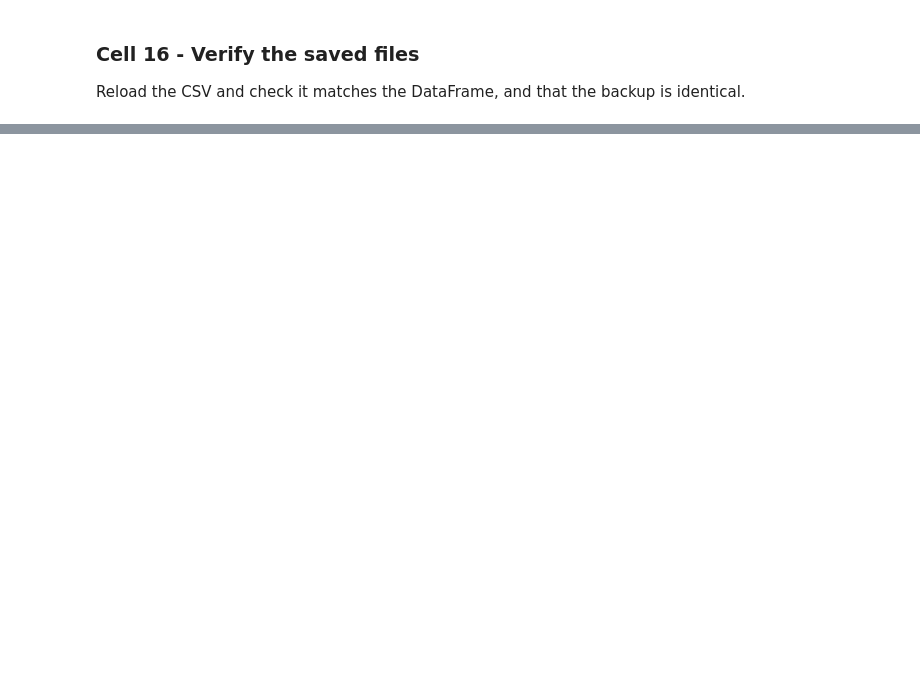
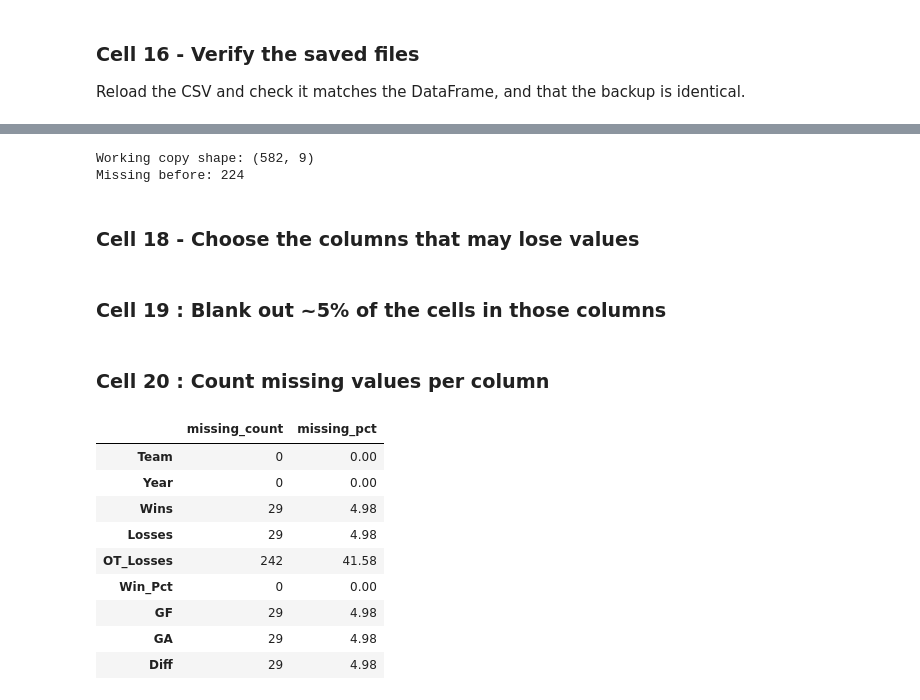
Before and after one commit to nadayali710-spec/Programming-For-AI-Project, a Jupyter notebook: Hockey_Project.ipynb, the cells around one changed output, grey strips where cells are left out. Cells and saved outputs as stored; diff of their text form; code cells hidden in the pictures; blank space fills up the shorter version.

```diff
--- a/Hockey_Project.ipynb
+++ b/Hockey_Project.ipynb
@@ -320,0 +359,9 @@ print(check.isna().sum())
+# %%
+df_work = pd.read_csv("hockey_raw.csv").copy()
+print("Working copy shape:", df_work.shape)
+print("Missing before:", int(df_work.isna().sum().sum()))
+# %% [output]
+Working copy shape: (582, 9)
+Missing before: 224
+# %% [markdown]
+### Cell 18 - Choose the columns that may lose values
@@ -320,0 +372,2 @@ print(check.isna().sum())
+# %% [markdown]
+### Cell 19 : Blank out ~5% of the cells in those columns
@@ -320,0 +379,19 @@ print(check.isna().sum())
+# %% [markdown]
+### Cell 20 : Count missing values per column
+# %%
+missing_report = pd.DataFrame({
+    "missing_count": df_work.isna().sum(),
+    "missing_pct": (df_work.isna().mean() * 100).round(2),
+})
+missing_report
+# %% [output]
+|  | missing_count | missing_pct |
+| Team | 0 | 0.00 |
+| Year | 0 | 0.00 |
+| Wins | 29 | 4.98 |
+| Losses | 29 | 4.98 |
+| OT_Losses | 242 | 41.58 |
+| Win_Pct | 0 | 0.00 |
+| GF | 29 | 4.98 |
+| GA | 29 | 4.98 |
+| Diff | 29 | 4.98 |
```
Also changed, not shown: parts of 14 cells of this notebook.
